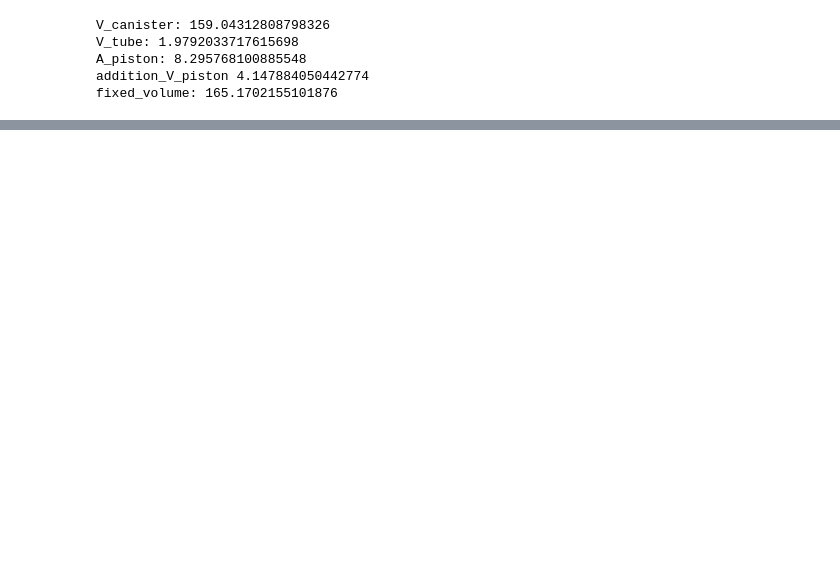
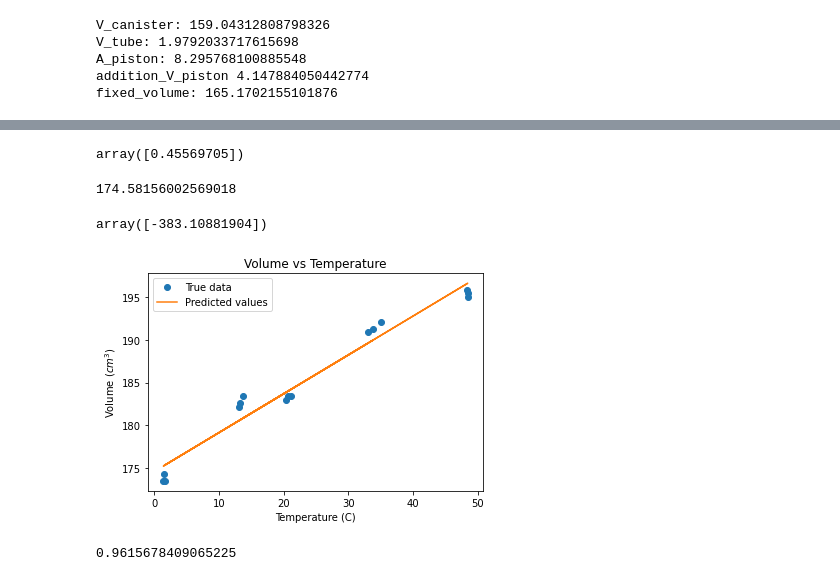
Before and after one commit to evilpegasus/physics5cl, a Jupyter notebook: lab7/lab7.ipynb, the cells around one changed output, grey strips where cells are left out. Drawn from its saved outputs; the diff is of its cells as text; code cells hidden in the pictures; blank space fills up the shorter version.

```diff
--- a/lab7/lab7.ipynb
+++ b/lab7/lab7.ipynb
@@ -49,0 +81,23 @@ df
+# %%
+lr = LinearRegression()
+lr.fit(df[["temp"]], df["volume"])
+lr.coef_
+# %% [output]
+array([0.45569705])
+# %%
+lr.intercept_
+# %% [output]
+174.58156002569018
+# %%
+-lr.intercept_/lr.coef_
+# %% [output]
+array([-383.10881904])
+# %%
+plt.plot(df["temp"], df["volume"], "o", label="True data")
+plt.plot(df["temp"], lr.predict(df[["temp"]]), "-", label="Predicted values")
+plt.title("Volume vs Temperature")
+plt.xlabel("Temperature (C)")
+plt.legend()
+plt.ylabel("Volume ($cm^3$)");
+# %% [output]
+[figure, added]
@@ -49,0 +106,4 @@ df
+# %%
+r2_score(df["volume"], lr.predict(df[["temp"]]))
+# %% [output]
+0.9615678409065225
```
Also changed, not shown: parts of 7 cells of this notebook.
